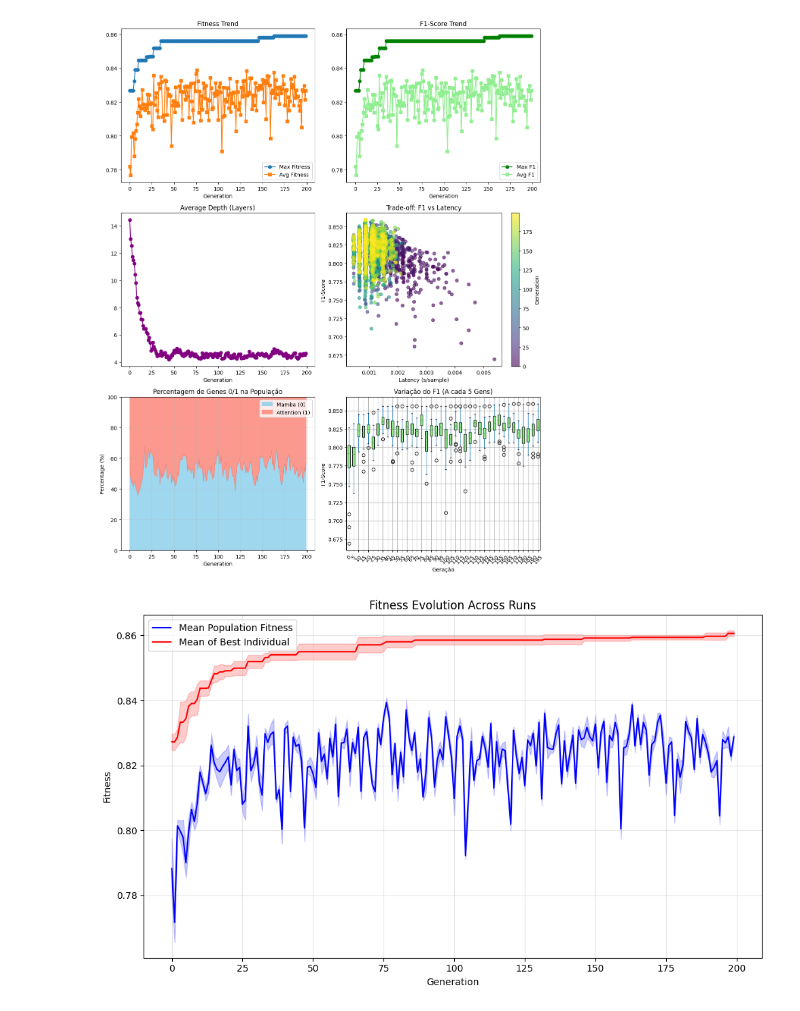
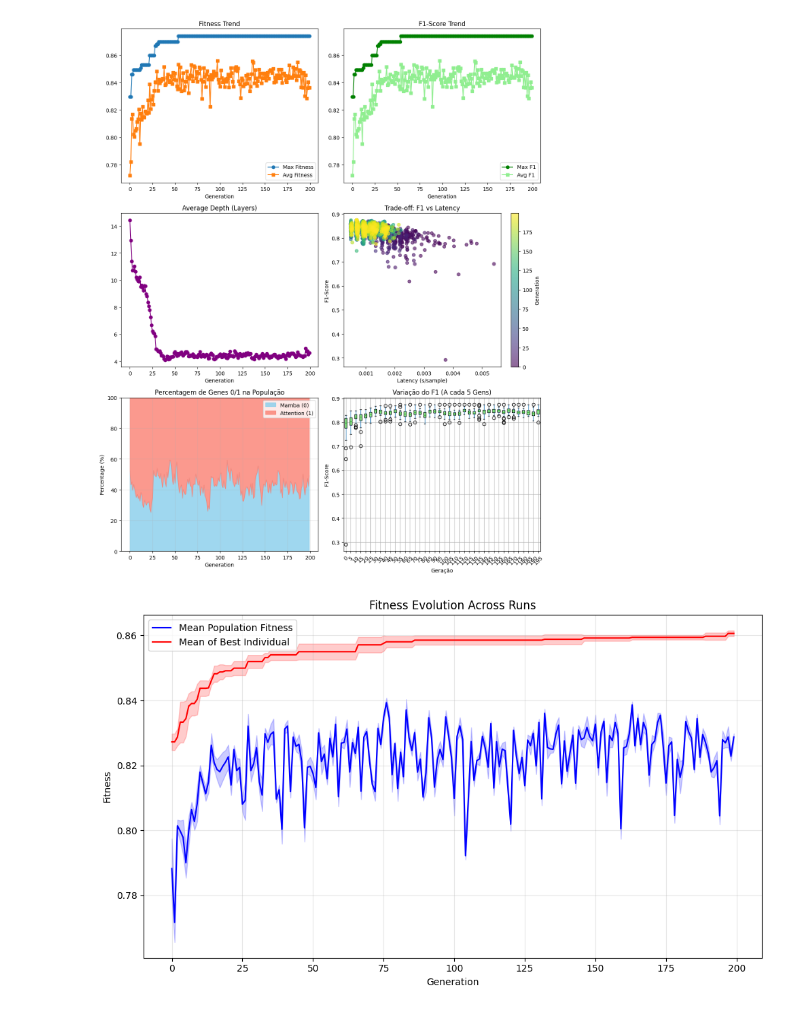
Before and after one commit to filipeobrist/LLM_Evolution, a Jupyter notebook: src/code/plot_results.ipynb, the cells around one changed output. Saved outputs shown, nothing was run; the diff lists cells and outputs as text; code cells hidden in the pictures.

Commit message:
Runing more seeds

```diff
--- a/src/code/plot_results.ipynb
+++ b/src/code/plot_results.ipynb
@@ -6,7 +6,7 @@ import ast
 # %%
 
 # Carregar os dados
-df = pd.read_csv('results_run_1_seed_42_300_steps.csv')
+df = pd.read_csv('results_run_1_seed_42_600_steps.csv')
 
 # Agregação por geração
 gen_agg = df.groupby('generation').agg({
@@ -82,34 +82,34 @@ df['genotype_list'] = df['genotype'].apply(parse_genotype)
 # Contar número de 0s e 1s em cada indivíduo
 df['num_0'] = df['genotype_list'].apply(lambda g: g.count(0))
 df['num_1'] = df['genotype_list'].apply(lambda g: g.count(1))
 
 # Média por geração
 count_agg = df.groupby('generation')[['num_0', 'num_1']].mean()
 
 plt.subplot(3, 2, 5)
 
 # Calcular percentagens por indivíduo
 df['pct_0'] = df['num_0'] / (df['num_0'] + df['num_1']) * 100
 df['pct_1'] = 100 - df['pct_0']
 
 # Média por geração
 pct_agg = df.groupby('generation')[['pct_0', 'pct_1']].mean()
 
 # Área empilhada
 plt.fill_between(pct_agg.index, 0, pct_agg['pct_0'], label='Mamba (0)', color='skyblue', alpha=0.8)
 plt.fill_between(pct_agg.index, pct_agg['pct_0'], 100, label='Attention (1)', color='salmon', alpha=0.8)
 
 plt.title('Percentagem de Genes 0/1 na População')
 plt.xlabel('Generation')
 plt.ylabel('Percentage (%)')
 plt.ylim(0, 100)
 plt.legend(loc='upper right')
 plt.grid(True, alpha=0.3)
 
 plt.tight_layout()
 plt.show()
 # %% [output]
-[figure, old version]
+[figure, new version]
 # %%
 base_path = '../data/agnews/200_steps/evolution/'
 base_path = ''
```
Also changed, not shown: 52 other files.
